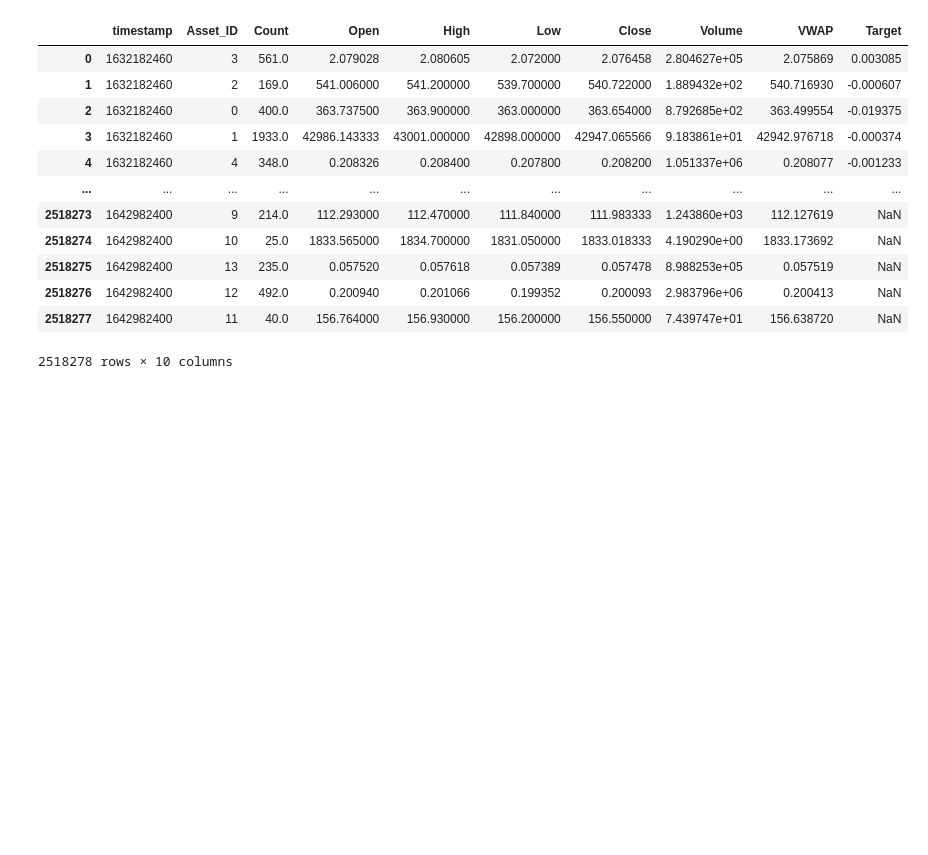
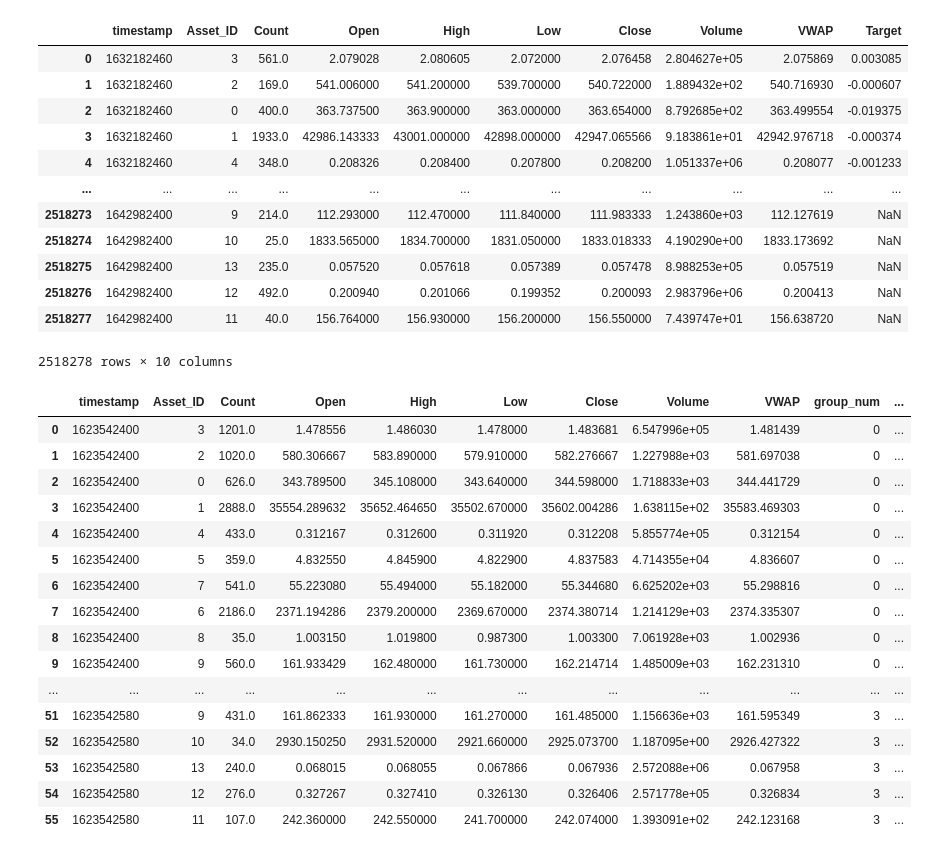
Before and after one commit to lcsrodriguez/cryptotrading, a Jupyter notebook: main.ipynb, the cells around one changed output. Drawn from its saved outputs; the diff is of its cells as text; code cells hidden in the pictures; blank space fills up the shorter version.

Commit message:
Adding test set import

```diff
--- a/main.ipynb
+++ b/main.ipynb
@@ -180,3 +180,25 @@ TRAIN_2
 | 2518276 | 1642982400 | 12 | 492.0 | 0.200940 | 0.201066 | 0.199352 | 0.200093 | 2.983796e+06 | 0.200413 | NaN |
 | 2518277 | 1642982400 | 11 | 40.0 | 156.764000 | 156.930000 | 156.200000 | 156.550000 | 7.439747e+01 | 156.638720 | NaN |
 2518278 rows × 10 columns
+# %%
+TEST = pd.read_csv(filepath_or_buffer="data/example_test.csv")
+# %%
+TEST
+# %% [output]
+|  | timestamp | Asset_ID | Count | Open | High | Low | Close | Volume | VWAP | group_num | ... |
+| 0 | 1623542400 | 3 | 1201.0 | 1.478556 | 1.486030 | 1.478000 | 1.483681 | 6.547996e+05 | 1.481439 | 0 | ... |
+| 1 | 1623542400 | 2 | 1020.0 | 580.306667 | 583.890000 | 579.910000 | 582.276667 | 1.227988e+03 | 581.697038 | 0 | ... |
+| 2 | 1623542400 | 0 | 626.0 | 343.789500 | 345.108000 | 343.640000 | 344.598000 | 1.718833e+03 | 344.441729 | 0 | ... |
+| 3 | 1623542400 | 1 | 2888.0 | 35554.289632 | 35652.464650 | 35502.670000 | 35602.004286 | 1.638115e+02 | 35583.469303 | 0 | ... |
+| 4 | 1623542400 | 4 | 433.0 | 0.312167 | 0.312600 | 0.311920 | 0.312208 | 5.855774e+05 | 0.312154 | 0 | ... |
+| 5 | 1623542400 | 5 | 359.0 | 4.832550 | 4.845900 | 4.822900 | 4.837583 | 4.714355e+04 | 4.836607 | 0 | ... |
+| 6 | 1623542400 | 7 | 541.0 | 55.223080 | 55.494000 | 55.182000 | 55.344680 | 6.625202e+03 | 55.298816 | 0 | ... |
+| 7 | 1623542400 | 6 | 2186.0 | 2371.194286 | 2379.200000 | 2369.670000 | 2374.380714 | 1.214129e+03 | 2374.335307 | 0 | ... |
+| 8 | 1623542400 | 8 | 35.0 | 1.003150 | 1.019800 | 0.987300 | 1.003300 | 7.061928e+03 | 1.002936 | 0 | ... |
+| 9 | 1623542400 | 9 | 560.0 | 161.933429 | 162.480000 | 161.730000 | 162.214714 | 1.485009e+03 | 162.231310 | 0 | ... |
+| ... | ... | ... | ... | ... | ... | ... | ... | ... | ... | ... | ... |
+| 51 | 1623542580 | 9 | 431.0 | 161.862333 | 161.930000 | 161.270000 | 161.485000 | 1.156636e+03 | 161.595349 | 3 | ... |
+| 52 | 1623542580 | 10 | 34.0 | 2930.150250 | 2931.520000 | 2921.660000 | 2925.073700 | 1.187095e+00 | 2926.427322 | 3 | ... |
+| 53 | 1623542580 | 13 | 240.0 | 0.068015 | 0.068055 | 0.067866 | 0.067936 | 2.572088e+06 | 0.067958 | 3 | ... |
+| 54 | 1623542580 | 12 | 276.0 | 0.327267 | 0.327410 | 0.326130 | 0.326406 | 2.571778e+05 | 0.326834 | 3 | ... |
+| 55 | 1623542580 | 11 | 107.0 | 242.360000 | 242.550000 | 241.700000 | 242.074000 | 1.393091e+02 | 242.123168 | 3 | ... |
```
